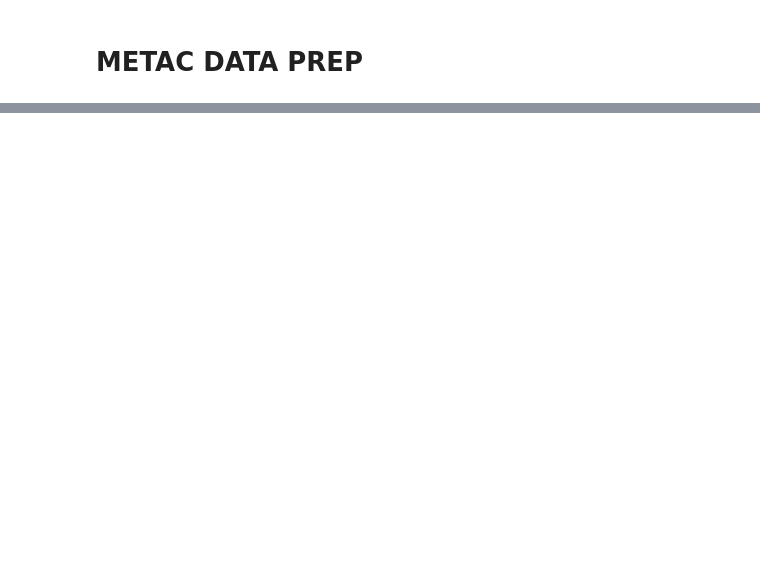
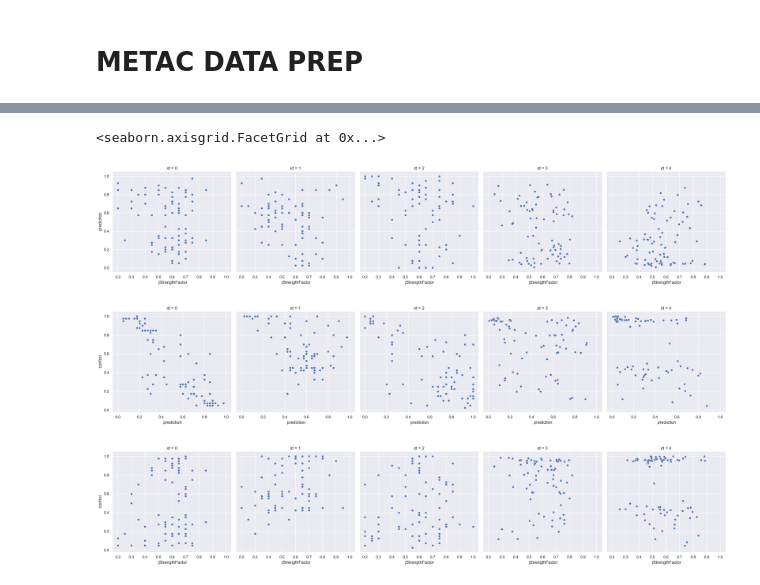
Before and after one commit to alexjhess/metac-data-prep, a Jupyter notebook: main.ipynb, the cells around one changed output, grey strips where cells are left out. Cells and saved outputs as stored; diff of their text form; code cells hidden in the pictures; blank space fills up the shorter version.

```diff
--- a/main.ipynb
+++ b/main.ipynb
@@ -63,0 +142,21 @@ df
+# %%
+# Create a visualization of subsequent responses
+sns.relplot(
+    data=df,
+    x=" jStrengthFactor", y=" prediction", col="id",
+)
+
+sns.relplot(
+    data=df,
+    x=" prediction", y=" control", col="id",
+)
+
+sns.relplot(
+    data=df,
+    x=" jStrengthFactor", y=" control", col="id",
+)
+# %% [output]
+<seaborn.axisgrid.FacetGrid at 0x...>
+[figure, added]
+[figure, added]
+[figure, added]
```
Also changed, not shown: parts of 13 cells of this notebook.
